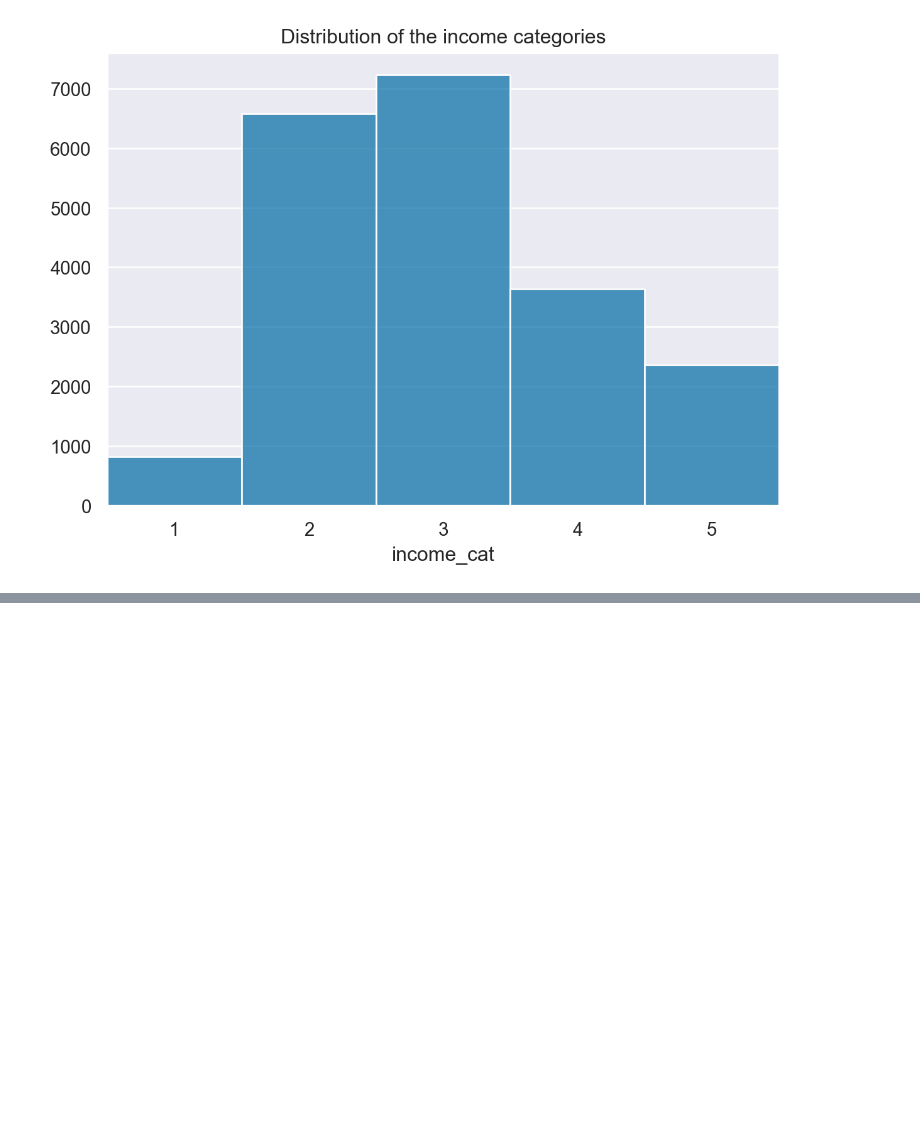
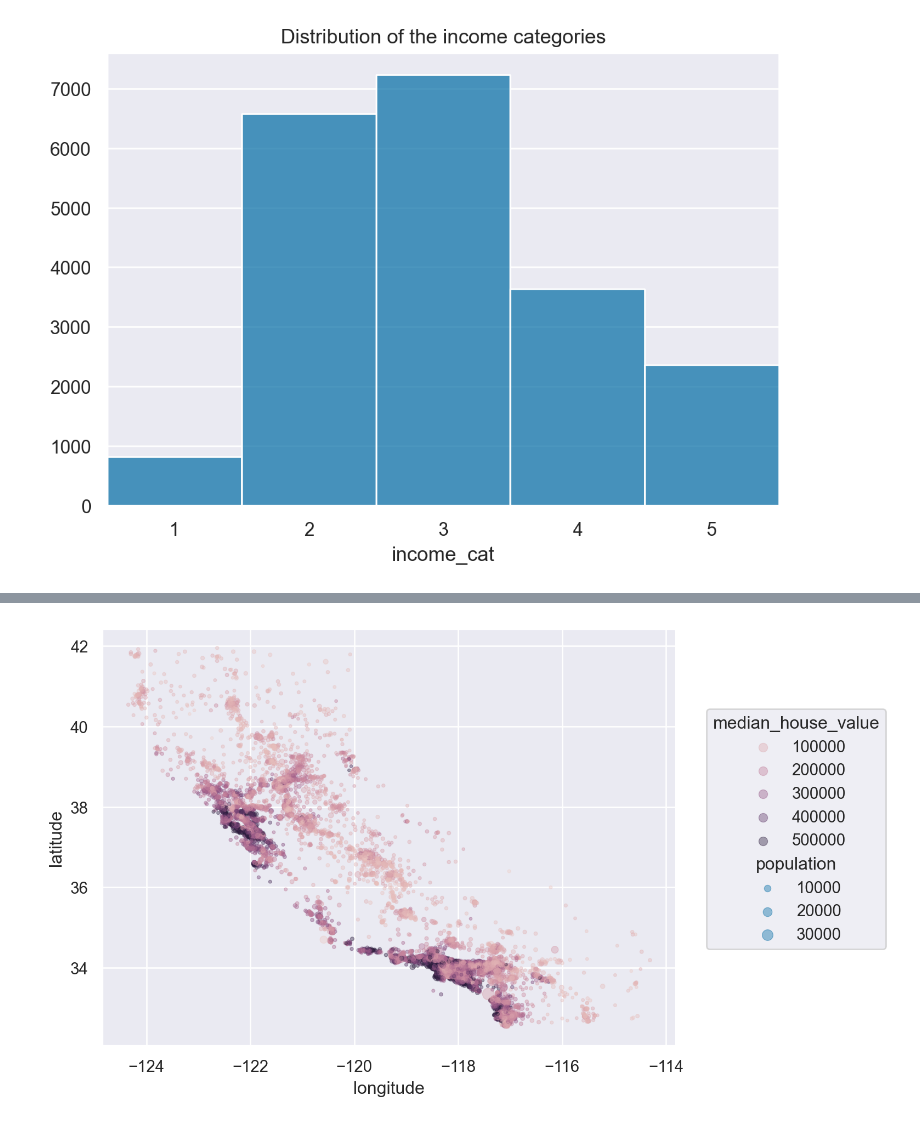
Before and after one commit to biamouras/homl_ex, a Jupyter notebook: Housing.ipynb, the cells around one changed output, grey strips where cells are left out. Cells and saved outputs as stored; diff of their text form; code cells hidden in the pictures; blank space fills up the shorter version.

```diff
--- a/Housing.ipynb
+++ b/Housing.ipynb
@@ -173,0 +184,10 @@ for set_ in (strat_test_set, strat_train_set):
+# %%
+# including new parameters
+(
+    so.Plot(housing, "longitude", "latitude",
+            color="median_house_value", pointsize="population")
+    .add(so.Dot(alpha=.4))
+    .theme({**style.library["tableau-colorblind10"]})
+)
+# %% [output]
+[figure, added]
```
Also changed, not shown: parts of 21 cells of this notebook.
